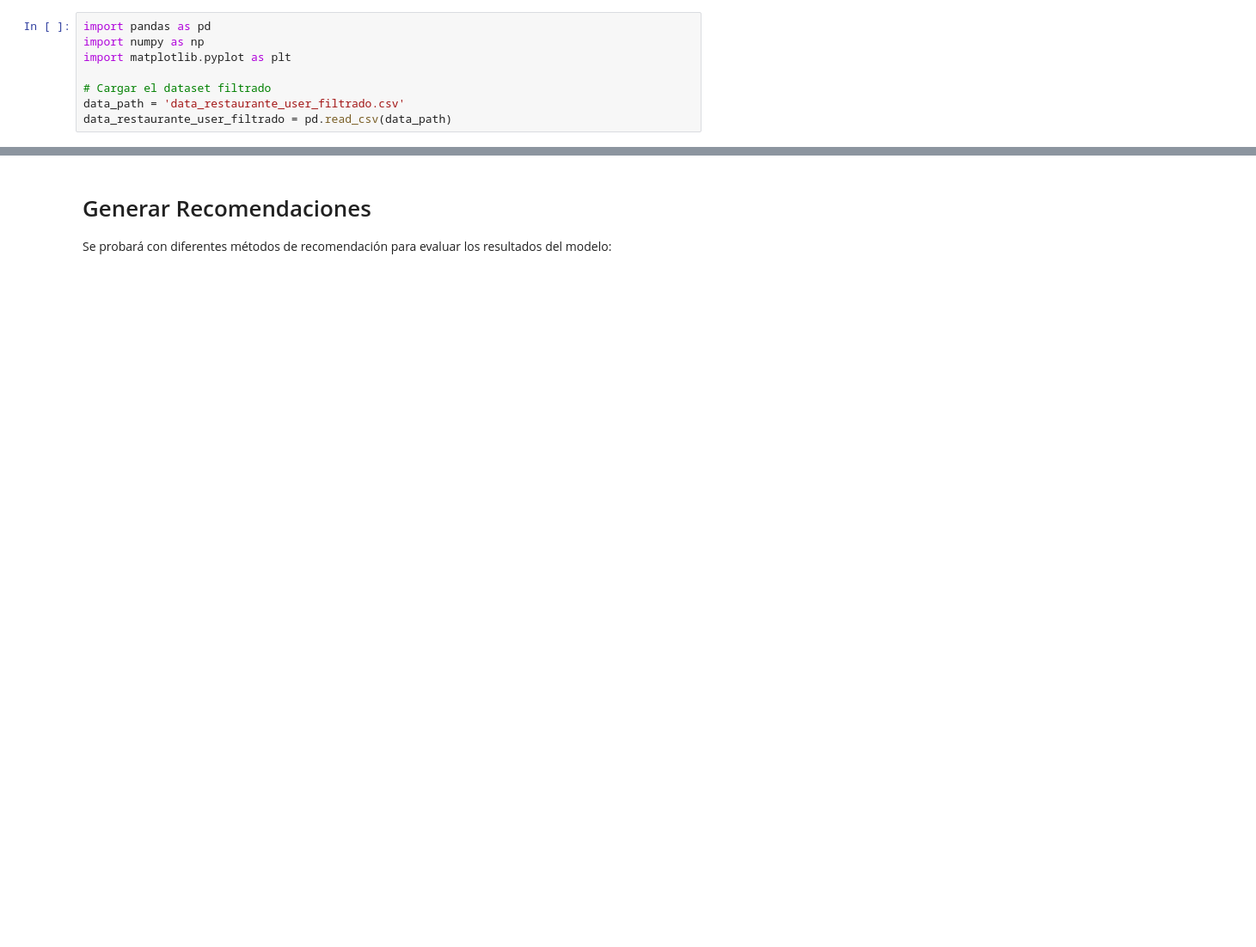
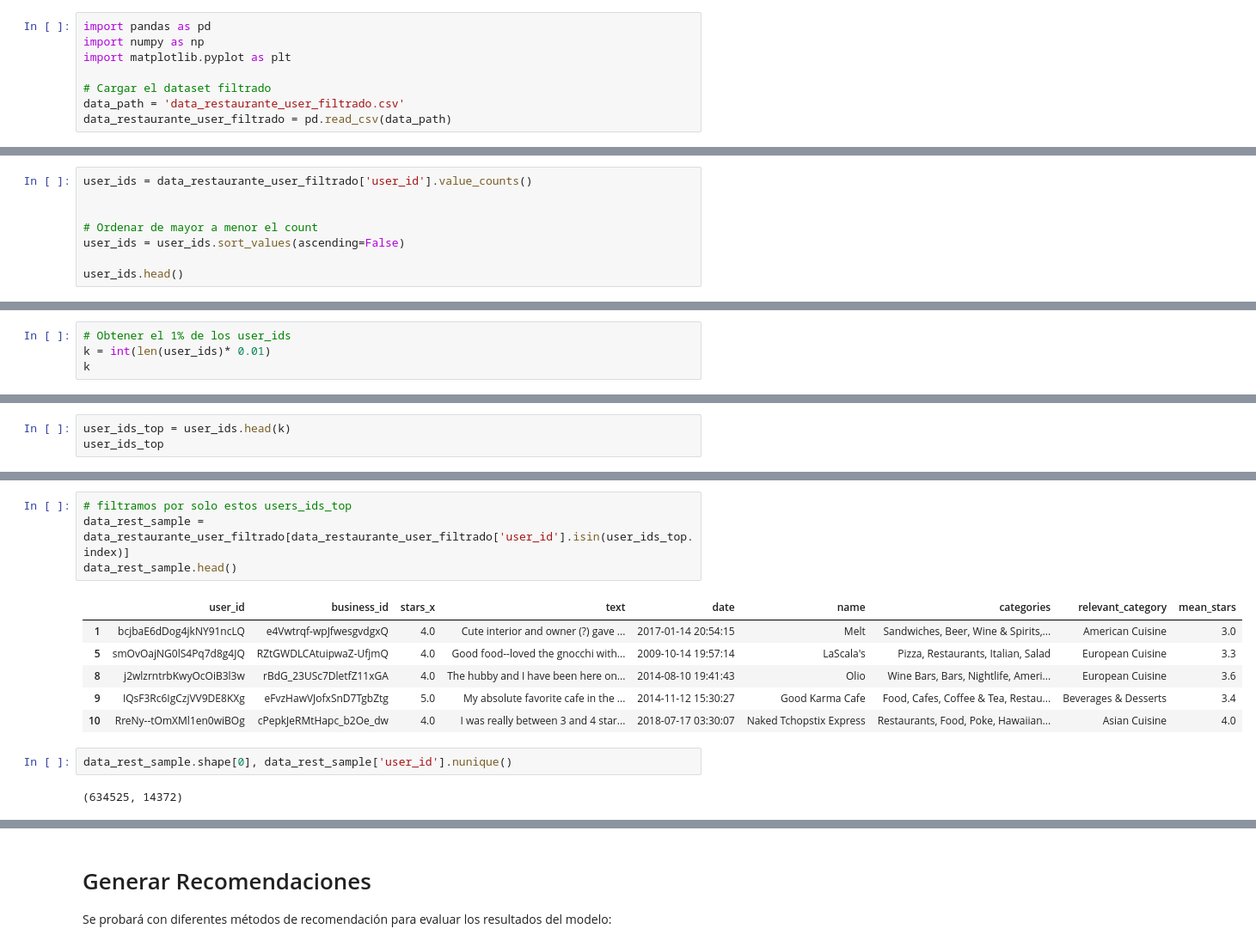
Before and after one commit to ferperezh/IIC3633_ProyectoMetricaDiversidad, a Jupyter notebook: restaurante/restaurante_metrica_diversidad.ipynb, the cells around one changed output, grey strips where cells are left out. Shown at 86% size. Saved outputs shown, nothing was run; the diff lists cells and outputs as text; blank space fills up the shorter version.

Commit message:
agregar la muestra de los restaurantes

```diff
--- a/restaurante/restaurante_metrica_diversidad.ipynb
+++ b/restaurante/restaurante_metrica_diversidad.ipynb
@@ -39,2 +51,10 @@ data_restaurante_user_filtrado.shape[0]
 # %% [output]
 3252880
+# %%
+user_ids = data_restaurante_user_filtrado['user_id'].value_counts()
+
+
+# Ordenar de mayor a menor el count
+user_ids = user_ids.sort_values(ascending=False)
+
+user_ids.head()
@@ -40,0 +70,4 @@ data_restaurante_user_filtrado.shape[0]
+# %%
+# Obtener el 1% de los user_ids
+k = int(len(user_ids)* 0.01)
+k
@@ -40,0 +76,3 @@ data_restaurante_user_filtrado.shape[0]
+# %%
+user_ids_top = user_ids.head(k)
+user_ids_top
@@ -40,0 +95,15 @@ data_restaurante_user_filtrado.shape[0]
+# %%
+# filtramos por solo estos users_ids_top
+data_rest_sample = data_restaurante_user_filtrado[data_restaurante_user_filtrado['user_id'].isin(user_ids_top.index)]
+data_rest_sample.head()
+# %% [output]
+|  | user_id | business_id | stars_x | text | date | name | categories | relevant_category | mean_stars |
+| 1 | bcjbaE6dDog4jkNY91ncLQ | e4Vwtrqf-wpJfwesgvdgxQ | 4.0 | Cute interior and owner (?) gave ... | 2017-01-14 20:54:15 | Melt | Sandwiches, Beer, Wine & Spirits,... | American Cuisine | 3.0 |
+| 5 | smOvOajNG0lS4Pq7d8g4JQ | RZtGWDLCAtuipwaZ-UfjmQ | 4.0 | Good food--loved the gnocchi with... | 2009-10-14 19:57:14 | LaScala's | Pizza, Restaurants, Italian, Salad | European Cuisine | 3.3 |
+| 8 | j2wlzrntrbKwyOcOiB3l3w | rBdG_23USc7DletfZ11xGA | 4.0 | The hubby and I have been here on... | 2014-08-10 19:41:43 | Olio | Wine Bars, Bars, Nightlife, Ameri... | European Cuisine | 3.6 |
+| 9 | IQsF3Rc6IgCzjVV9DE8KXg | eFvzHawVJofxSnD7TgbZtg | 5.0 | My absolute favorite cafe in the ... | 2014-11-12 15:30:27 | Good Karma Cafe | Food, Cafes, Coffee & Tea, Restau... | Beverages & Desserts | 3.4 |
+| 10 | RreNy--tOmXMl1en0wiBOg | cPepkJeRMtHapc_b2Oe_dw | 4.0 | I was really between 3 and 4 star... | 2018-07-17 03:30:07 | Naked Tchopstix Express | Restaurants, Food, Poke, Hawaiian... | Asian Cuisine | 4.0 |
+# %%
+data_rest_sample.shape[0], data_rest_sample['user_id'].nunique()
+# %% [output]
+(634525, 14372)
```
Also changed, not shown: parts of 16 cells of this notebook.
